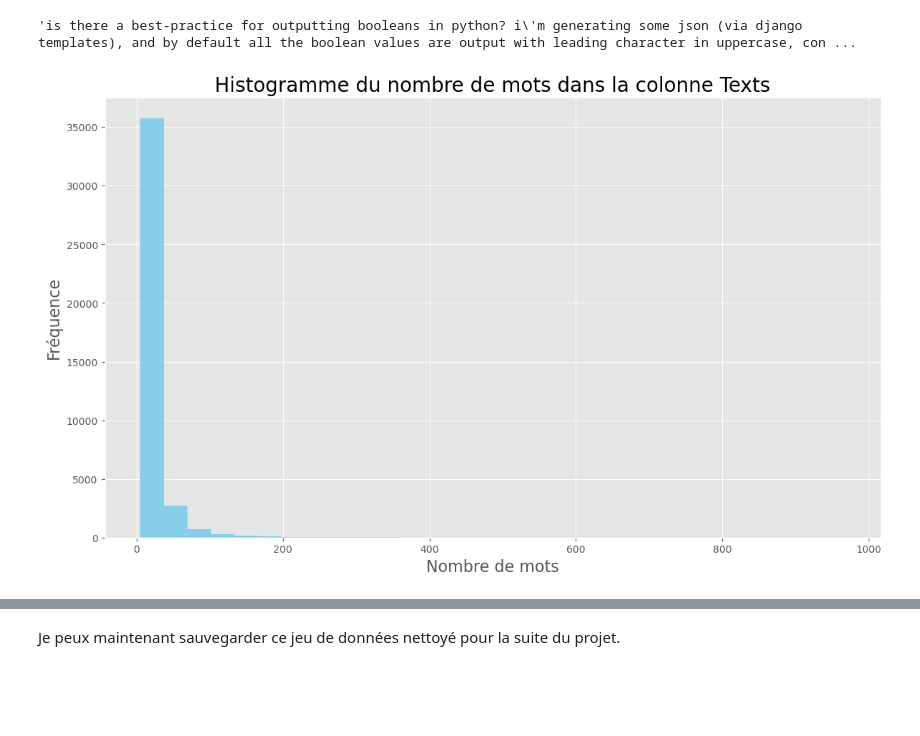
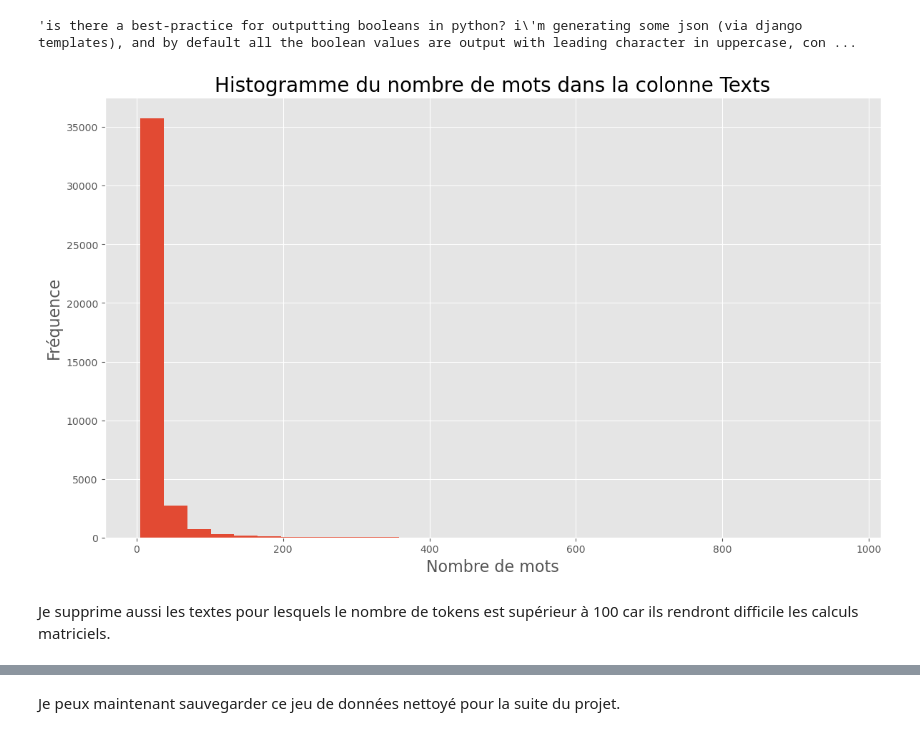
Before and after one commit to sdmwd/IML-Open-Classrooms, a Jupyter notebook: P5 - Catégorisez automatiquement des questions/Durand_Simon_1_notebook_exploration_012023.ipynb, the cells around one changed output, grey strips where cells are left out. Drawn from its saved outputs; the diff is of its cells as text; code cells hidden in the pictures; blank space fills up the shorter version.

```diff
--- a/P5 - Catégorisez automatiquement des questions/Durand_Simon_1_notebook_exploration_012023.ipynb
+++ b/P5 - Catégorisez automatiquement des questions/Durand_Simon_1_notebook_exploration_012023.ipynb
@@ -527,10 +527,12 @@ data_sample.iloc[0]['Sentences'][40:]
 # %%
 num_words = data_sample['Texts'].apply(lambda x: len(x))
 fig = plt.figure(figsize=(14, 8))
-plt.hist(num_words, bins=30, color='skyblue')
+plt.hist(num_words, bins=30)
 plt.xlabel('Nombre de mots', size=16)
 plt.ylabel('Fréquence', size=16)
 plt.title('Histogramme du nombre de mots dans la colonne Texts', size=20)
 plt.show()
 # %% [output]
-[figure, old version]
+[figure, new version]
+# %% [markdown]
+Je supprime aussi les textes pour lesquels le nombre de tokens est supérieur à 100 car ils rendront difficile les calculs matriciels.
```
Also changed, not shown: parts of 5 cells of this notebook, 1 other file.
